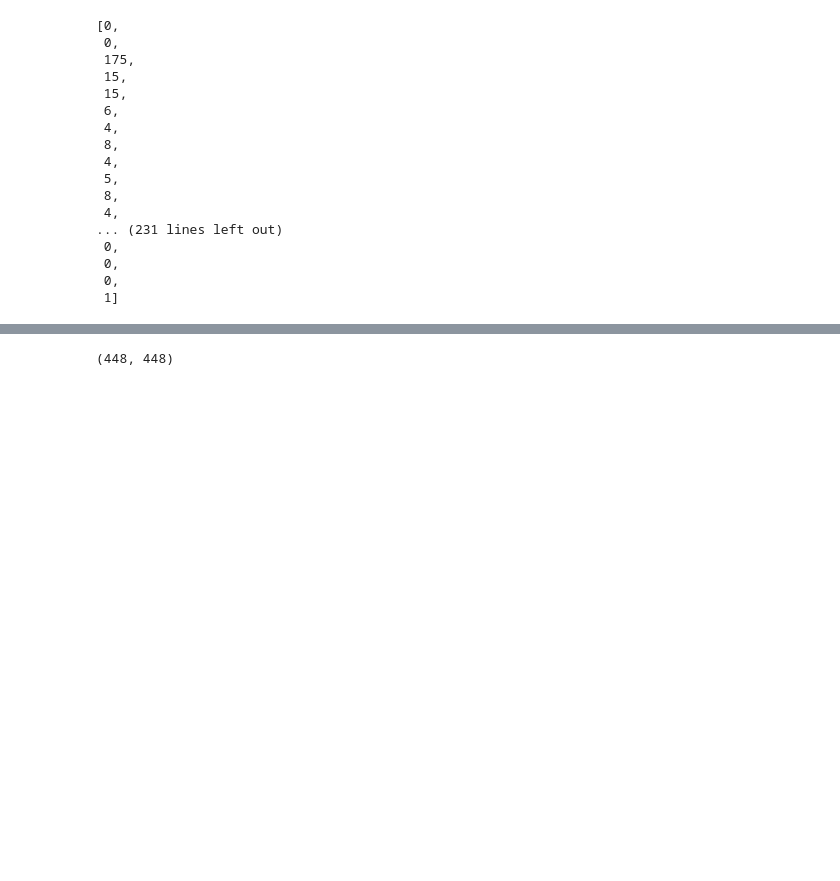
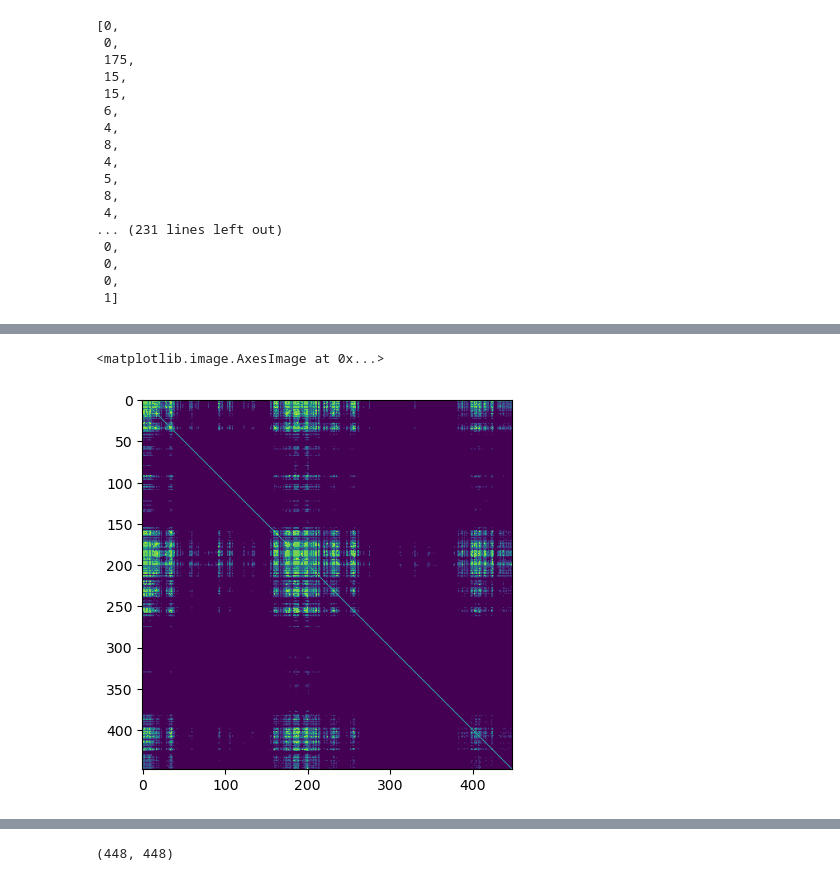
Before and after one commit to zhibinz2/MEG_EEG_Source_Localization, a Jupyter notebook: organize_62stroke/step5.analyse_groups.ipynb, the cells around one changed output, grey strips where cells are left out. Saved outputs shown, nothing was run; the diff lists cells and outputs as text; code cells hidden in the pictures; blank space fills up the shorter version.

```diff
--- a/organize_62stroke/step5.analyse_groups.ipynb
+++ b/organize_62stroke/step5.analyse_groups.ipynb
@@ -134,3 +163,8 @@ dg_hist=nx.degree_histogram(G)
+# %%
+plt.imshow(stroke_Pcoh[0][freq])
+# %% [output]
+<matplotlib.image.AxesImage at 0x...>
+[figure, added]
 # %%
 len(nx.edges(G))
 # %% [output]
```
Also changed, not shown: parts of 13 cells of this notebook, 2 other files.
